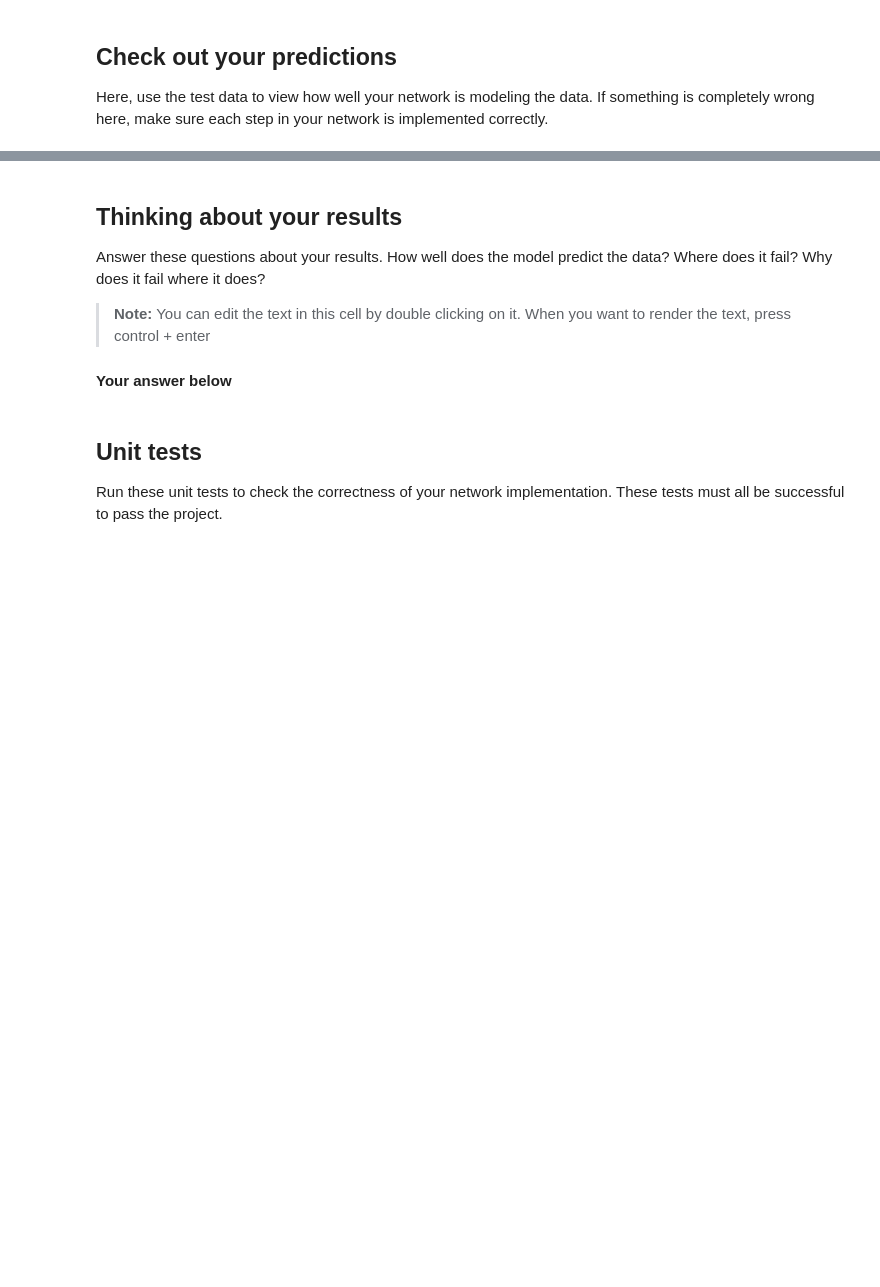
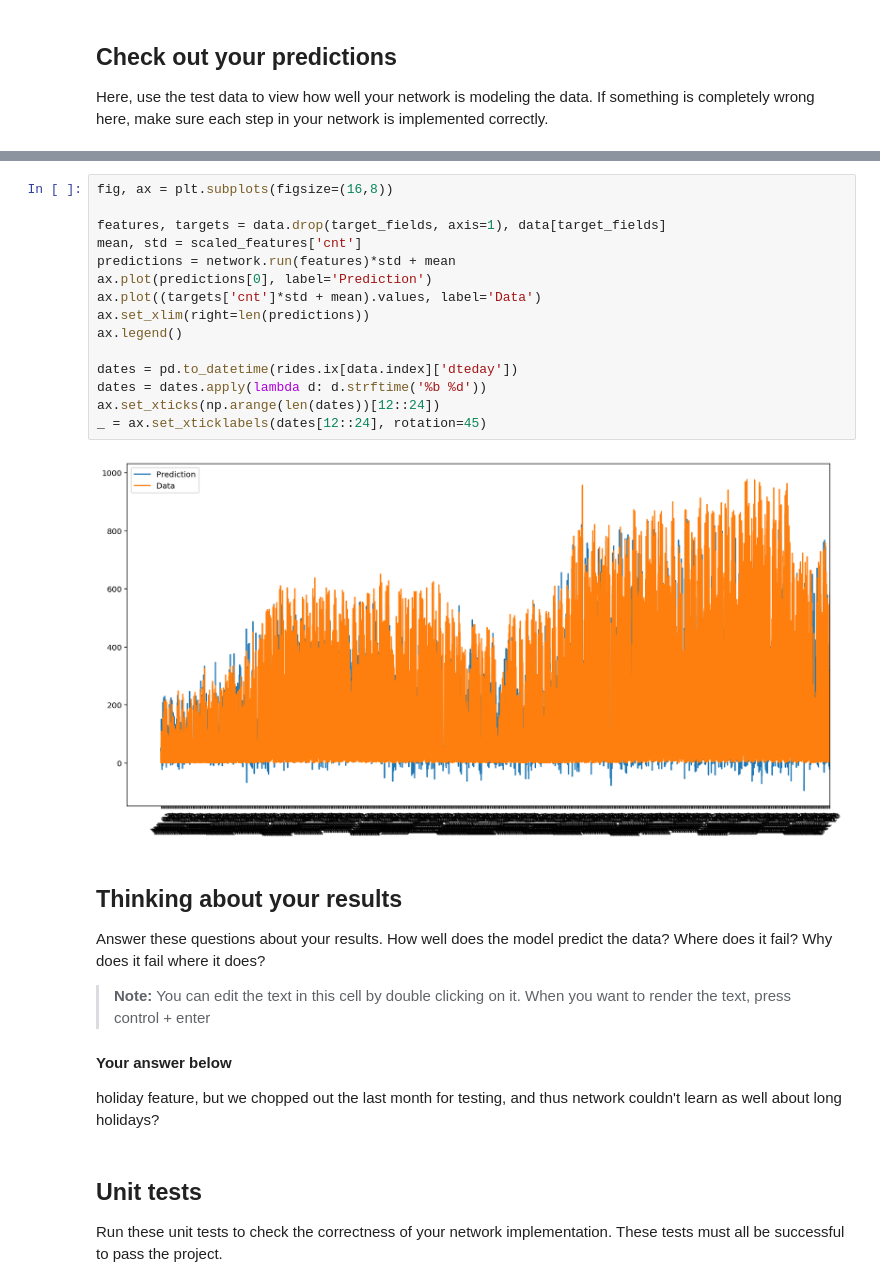
Before and after one commit to adieuadieu/educathingamajigs, a Jupyter notebook: udacity/dlnd/p1-your-first-network/dlnd-your-first-neural-network.ipynb, the cells around one changed output, grey strips where cells are left out. Saved outputs shown, nothing was run; the diff lists cells and outputs as text; blank space fills up the shorter version.

```diff
--- a/udacity/dlnd/p1-your-first-network/dlnd-your-first-neural-network.ipynb
+++ b/udacity/dlnd/p1-your-first-network/dlnd-your-first-neural-network.ipynb
@@ -286,3 +297,20 @@ _ = ax.set_xticklabels(dates[12::24], rotation=45)
+# %%
+fig, ax = plt.subplots(figsize=(16,8))
+
+features, targets = data.drop(target_fields, axis=1), data[target_fields]
+mean, std = scaled_features['cnt']
+predictions = network.run(features)*std + mean
+ax.plot(predictions[0], label='Prediction')
+ax.plot((targets['cnt']*std + mean).values, label='Data')
+ax.set_xlim(right=len(predictions))
+ax.legend()
+
+dates = pd.to_datetime(rides.ix[data.index]['dteday'])
+dates = dates.apply(lambda d: d.strftime('%b %d'))
+ax.set_xticks(np.arange(len(dates))[12::24])
+_ = ax.set_xticklabels(dates[12::24], rotation=45)
+# %% [output]
+[figure, added]
 # %% [markdown]
 ## Thinking about your results
 
@@ -291,6 +319,8 @@ Answer these questions about your results. How well does the model predict the d
 > **Note:** You can edit the text in this cell by double clicking on it. When you want to render the text, press control + enter
 
 #### Your answer below
+
+holiday feature, but we chopped out the last month for testing, and thus network couldn't learn as well about long holidays?
 # %% [markdown]
 ## Unit tests
 
```
Also changed, not shown: parts of 5 cells of this notebook.
